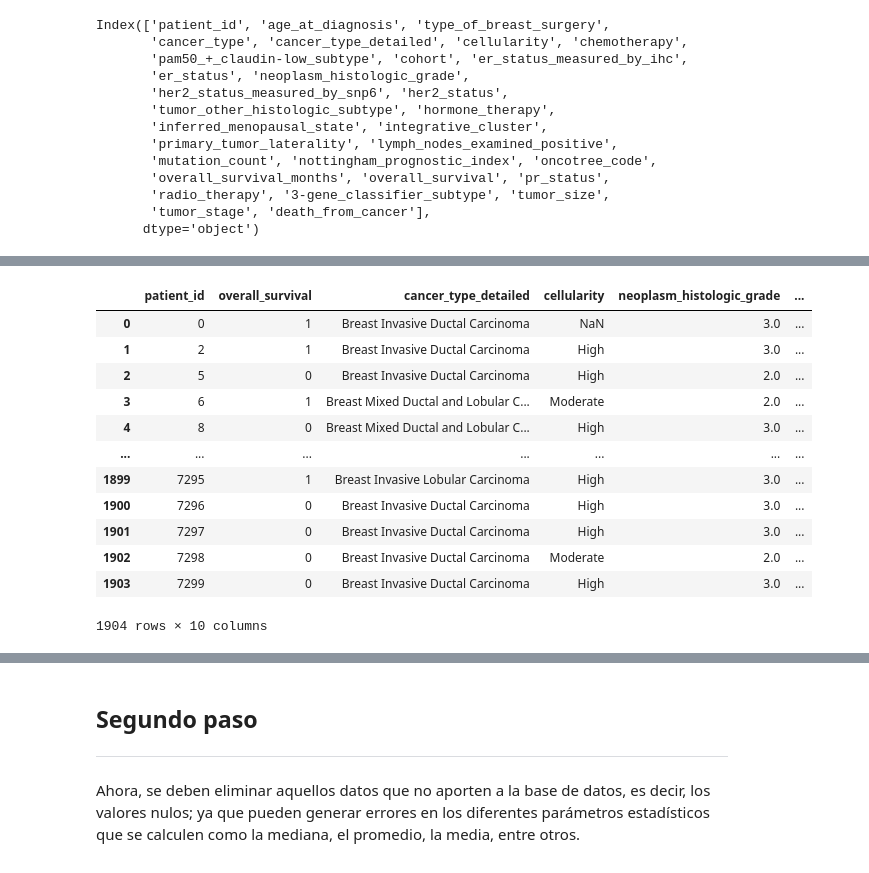
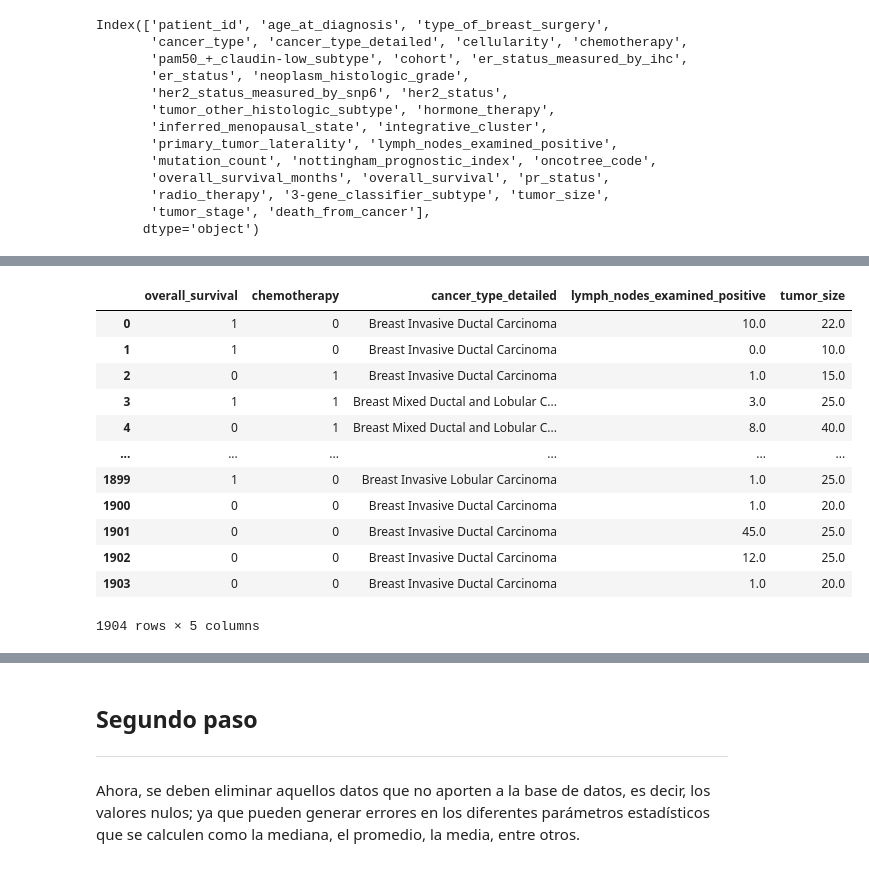
Before and after one commit to diazgaby/MachineLearning_Pregrado, a Jupyter notebook: comp.ipynb, the cells around one changed output, grey strips where cells are left out. Drawn from its saved outputs; the diff is of its cells as text; code cells hidden in the pictures.

```diff
--- a/comp.ipynb
+++ b/comp.ipynb
@@ -58,24 +51,22 @@ Donar para apoyar recursos gratuitos y programación para las personas afectadas
 # %%
 # Tabla de las variables seleccionadas
-analisis = pd.DataFrame(datos, columns = ["patient_id","overall_survival",
-                                      "cancer_type_detailed", "cellularity","neoplasm_histologic_grade",
-                                      "lymph_nodes_examined_positive", "nottingham_prognostic_index",
-                                      "tumor_size", "hormone_therapy","death_from_cancer"])
+analisis = pd.DataFrame(datos, columns = ["overall_survival", "chemotherapy", "cancer_type_detailed",
+                                      "lymph_nodes_examined_positive", "tumor_size"])
 analisis
 # %% [output]
-|  | patient_id | overall_survival | cancer_type_detailed | cellularity | neoplasm_histologic_grade | ... |
-| 0 | 0 | 1 | Breast Invasive Ductal Carcinoma | NaN | 3.0 | ... |
-| 1 | 2 | 1 | Breast Invasive Ductal Carcinoma | High | 3.0 | ... |
-| 2 | 5 | 0 | Breast Invasive Ductal Carcinoma | High | 2.0 | ... |
-| 3 | 6 | 1 | Breast Mixed Ductal and Lobular C... | Moderate | 2.0 | ... |
-| 4 | 8 | 0 | Breast Mixed Ductal and Lobular C... | High | 3.0 | ... |
-| ... | ... | ... | ... | ... | ... | ... |
-| 1899 | 7295 | 1 | Breast Invasive Lobular Carcinoma | High | 3.0 | ... |
-| 1900 | 7296 | 0 | Breast Invasive Ductal Carcinoma | High | 3.0 | ... |
-| 1901 | 7297 | 0 | Breast Invasive Ductal Carcinoma | High | 3.0 | ... |
-| 1902 | 7298 | 0 | Breast Invasive Ductal Carcinoma | Moderate | 2.0 | ... |
-| 1903 | 7299 | 0 | Breast Invasive Ductal Carcinoma | High | 3.0 | ... |
+|  | overall_survival | chemotherapy | cancer_type_detailed | lymph_nodes_examined_positive | tumor_size |
+| 0 | 1 | 0 | Breast Invasive Ductal Carcinoma | 10.0 | 22.0 |
+| 1 | 1 | 0 | Breast Invasive Ductal Carcinoma | 0.0 | 10.0 |
+| 2 | 0 | 1 | Breast Invasive Ductal Carcinoma | 1.0 | 15.0 |
+| 3 | 1 | 1 | Breast Mixed Ductal and Lobular C... | 3.0 | 25.0 |
+| 4 | 0 | 1 | Breast Mixed Ductal and Lobular C... | 8.0 | 40.0 |
+| ... | ... | ... | ... | ... | ... |
+| 1899 | 1 | 0 | Breast Invasive Lobular Carcinoma | 1.0 | 25.0 |
+| 1900 | 0 | 0 | Breast Invasive Ductal Carcinoma | 1.0 | 20.0 |
+| 1901 | 0 | 0 | Breast Invasive Ductal Carcinoma | 45.0 | 25.0 |
+| 1902 | 0 | 0 | Breast Invasive Ductal Carcinoma | 12.0 | 25.0 |
+| 1903 | 0 | 0 | Breast Invasive Ductal Carcinoma | 1.0 | 20.0 |
-1904 rows × 10 columns
+1904 rows × 5 columns
 # %%
 analisis.info()
 analisis.isnull().sum()
```
Also changed, not shown: parts of 5 cells of this notebook.
